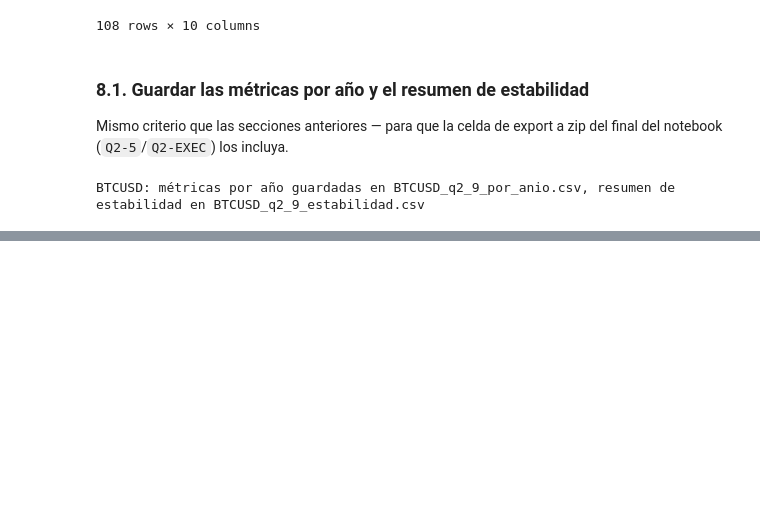
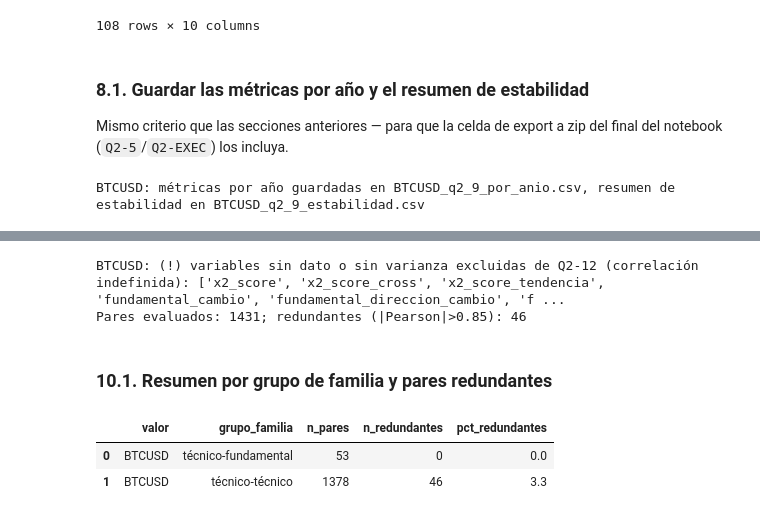
Before and after one commit to mavaldivia/Alginvesting, a Jupyter notebook: scripts/X5_Q2.ipynb, the cells around one changed output, grey strips where cells are left out. Drawn from its saved outputs; the diff is of its cells as text; code cells hidden in the pictures; blank space fills up the shorter version.

```diff
--- a/scripts/X5_Q2.ipynb
+++ b/scripts/X5_Q2.ipynb
@@ -1339,0 +1537,76 @@ BTCUSD: métricas por año guardadas en BTCUSD_q2_9_por_anio.csv, resumen de est
+# %%
+UMBRAL_REDUNDANCIA_Q2_12 = 0.85  # |Pearson| bivariado a partir del cual dos variables se consideran "casi la misma información" (más estricto que el VIF>10 de Q2-6, que mide colinealidad conjunta)
+
+FUENTES_TECNICO_Q2_12 = {
+    'X3 (técnico)', 'Q1 — Técnico transformado', 'Q1 — Drawdown',
+    'Q1 — Volatilidad', 'Q1 — Liquidez', 'Q1 — Ruido', 'Q1 — Tendencia/régimen',
+}
+FUENTES_FUNDAMENTAL_Q2_12 = {'X2 (fundamental)', 'Q1 — Fundamental (estado)'}
+
+GRUPOS_FAMILIA_Q2_12 = {
+    frozenset({'técnico'}): 'técnico-técnico',
+    frozenset({'fundamental'}): 'fundamental-fundamental',
+    frozenset({'técnico', 'fundamental'}): 'técnico-fundamental',
+}
+
+
+def _cargar_familia_q2_12(valor):
+    """Deriva la familia técnico/fundamental de cada variable desde la columna `fuente`
+    del catálogo de X5_Q1 — no hay una columna de familia explícita todavía."""
+    catalogo = pd.read_csv(cfg.CARPETA_X5_ALT / f'{valor}_catalogo_variables.csv')
+    familia = {}
+    for _, fila in catalogo.iterrows():
+        if fila['fuente'] in FUENTES_TECNICO_Q2_12:
+            familia[fila['variable']] = 'técnico'
+        elif fila['fuente'] in FUENTES_FUNDAMENTAL_Q2_12:
+            familia[fila['variable']] = 'fundamental'
+    return familia
+
+
+resultados_q2_12 = []
+for valor, tabla in tablas.items():
+    variables_analisis = _variables_analisis_q2_3(tabla)
+    familia = _cargar_familia_q2_12(valor)
+    variables_con_familia = [v for v in variables_analisis if v in familia]
+    sin_familia = sorted(set(variables_analisis) - set(familia))
+    if sin_familia:
+        print(f"{valor}: (!) variables sin familia técnico/fundamental en el catálogo, excluidas de Q2-12: {sin_familia}")
+
+    sin_varianza = [v for v in variables_con_familia if tabla[v].std(skipna=True) in (0, None) or pd.isna(tabla[v].std(skipna=True))]
+    if sin_varianza:
+        print(f"{valor}: (!) variables sin dato o sin varianza excluidas de Q2-12 (correlación indefinida): {sin_varianza}")
+    variables_con_familia = [v for v in variables_con_familia if v not in sin_varianza]
+
+    corr = tabla[variables_con_familia].corr(numeric_only=True)
+    for i, var_a in enumerate(variables_con_familia):
+        for var_b in variables_con_familia[i + 1:]:
+            r = corr.loc[var_a, var_b]
+            if pd.isna(r):
+                continue
+            grupo = GRUPOS_FAMILIA_Q2_12[frozenset({familia[var_a], familia[var_b]})]
+            resultados_q2_12.append({
+                'valor': valor, 'var_a': var_a, 'var_b': var_b,
+                'familia_a': familia[var_a], 'familia_b': familia[var_b], 'grupo_familia': grupo,
+                'pearson': r, 'redundante': bool(abs(r) > UMBRAL_REDUNDANCIA_Q2_12),
+            })
+
+pares_q2_12 = pd.DataFrame(resultados_q2_12)
+print(f"Pares evaluados: {len(pares_q2_12)}; redundantes (|Pearson|>{UMBRAL_REDUNDANCIA_Q2_12}): {int(pares_q2_12['redundante'].sum())}")
+# %% [output]
+BTCUSD: (!) variables sin dato o sin varianza excluidas de Q2-12 (correlación indefinida): ['x2_score', 'x2_score_cross', 'x2_score_tendencia', 'fundamental_cambio', 'fundamental_direccion_cambio', 'f ...
+Pares evaluados: 1431; redundantes (|Pearson|>0.85): 46
+# %% [markdown]
+### 10.1. Resumen por grupo de familia y pares redundantes
+# %%
+resumen_q2_12 = (
+    pares_q2_12
+    .groupby(['valor', 'grupo_familia'])
+    .agg(n_pares=('pearson', 'size'), n_redundantes=('redundante', 'sum'))
+    .reset_index()
+)
+resumen_q2_12['pct_redundantes'] = (resumen_q2_12['n_redundantes'] / resumen_q2_12['n_pares'] * 100).round(1)
+resumen_q2_12
+# %% [output]
+|  | valor | grupo_familia | n_pares | n_redundantes | pct_redundantes |
+| 0 | BTCUSD | técnico-fundamental | 53 | 0 | 0.0 |
+| 1 | BTCUSD | técnico-técnico | 1378 | 46 | 3.3 |
```
Also changed, not shown: parts of 17 cells of this notebook, 6 other files.
